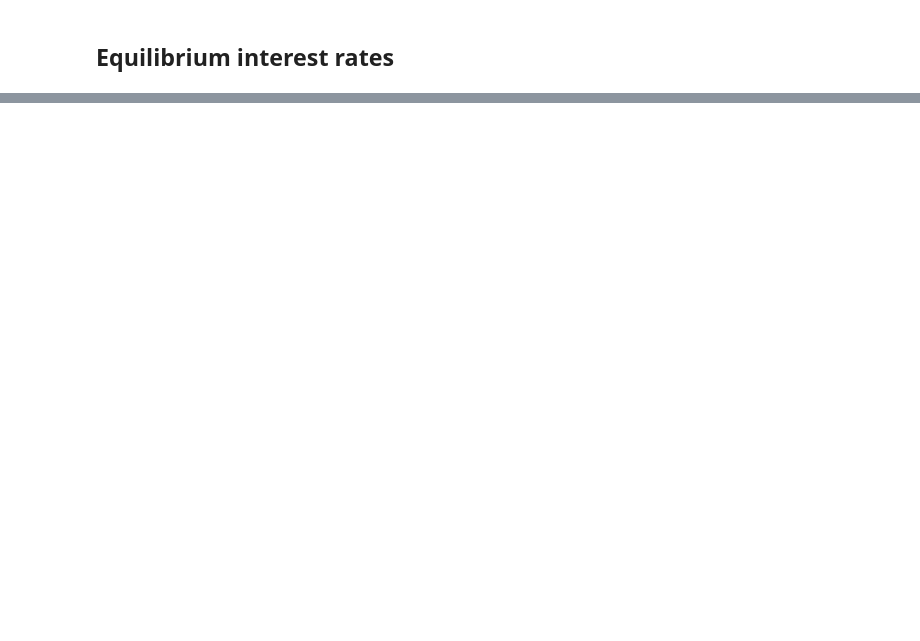
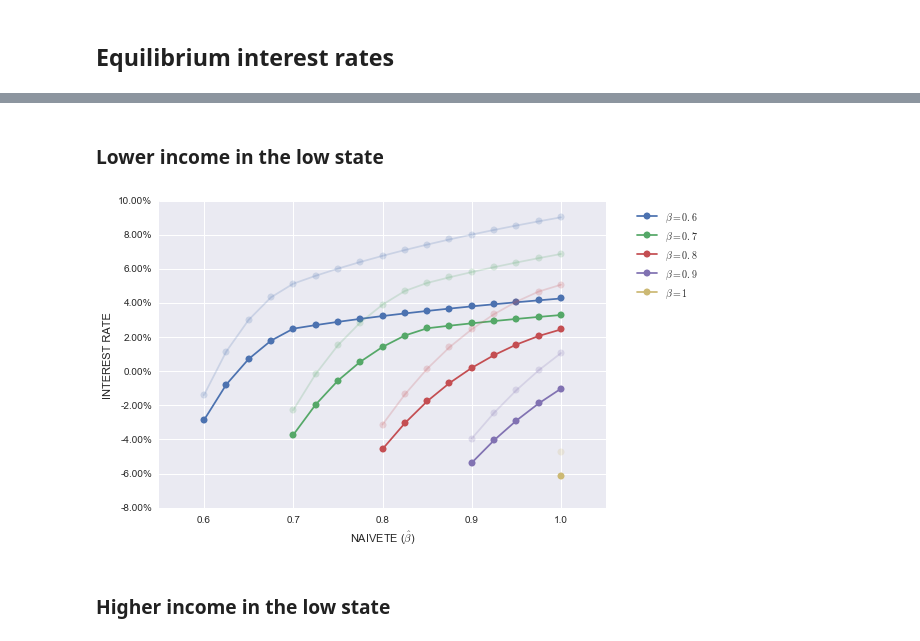
Before and after one commit to stanmart/ma-thesis-ceu, a Jupyter notebook: huggett/huggett_nb_prof.ipynb, the cells around one changed output, grey strips where cells are left out. Drawn from its saved outputs; the diff is of its cells as text; code cells hidden in the pictures; blank space fills up the shorter version.

```diff
--- a/huggett/huggett_nb_prof.ipynb
+++ b/huggett/huggett_nb_prof.ipynb
@@ -122,0 +127,2 @@ plt.show()
+# %% [markdown]
+### Lower income in the low state
@@ -122,0 +142,40 @@ plt.show()
+# %%
+EQRS_le = []
+
+for i in range(len(PARAMS)):
+    with ProcessPoolExecutor(max_workers=8) as executor:
+        RS = []
+        for (p, r) in zip(PARAMS_le[i], executor.map(paramfun, PARAMS_le[i])):
+            RS.append((p['beta'], p['betahat'], r[0]))
+    executor.shutdown()
+    EQRS_le.append(pd.DataFrame(RS,  columns=['beta', 'betahat', 'r']))
+
+EQDF_le = pd.concat(EQRS)
+EQDF_le.columns = ['beta', 'betahat', 'r']
+# %%
+figr, axrle = plt.subplots(1,1)
+palette = itertools.cycle(sns.color_palette())
+for df in EQRS_le:
+    df.dropna().plot(x='betahat', y='r', ax=axrle, marker='o', color=next(palette))
+palette = itertools.cycle(sns.color_palette())
+for df in EQRS:
+    df.dropna().plot(x='betahat', y='r', ax=axrle, marker='o', alpha=0.2, color=next(palette))
+
+axrle.legend(['$\\beta = 0.6$',
+              '$\\beta = 0.7$',
+              '$\\beta = 0.8$',
+              '$\\beta = 0.9$',
+              '$\\beta = 1$'],
+             bbox_to_anchor=(1.05, 1),
+             loc=2
+             )
+axrle.set_xlabel('NAIVETE ($\\hat\\beta$)')
+axrle.set_ylabel('INTEREST RATE')
+axrle.set_xlim([0.55, 1.05])
+vals = axrle.get_yticks()
+axrle.set_yticklabels(['{:3.2f}%'.format(x*100) for x in vals])
+plt.show()
+# %% [output]
+[figure, added]
+# %% [markdown]
+### Higher income in the low state
```
Also changed, not shown: parts of 14 cells of this notebook, 1 other file.
